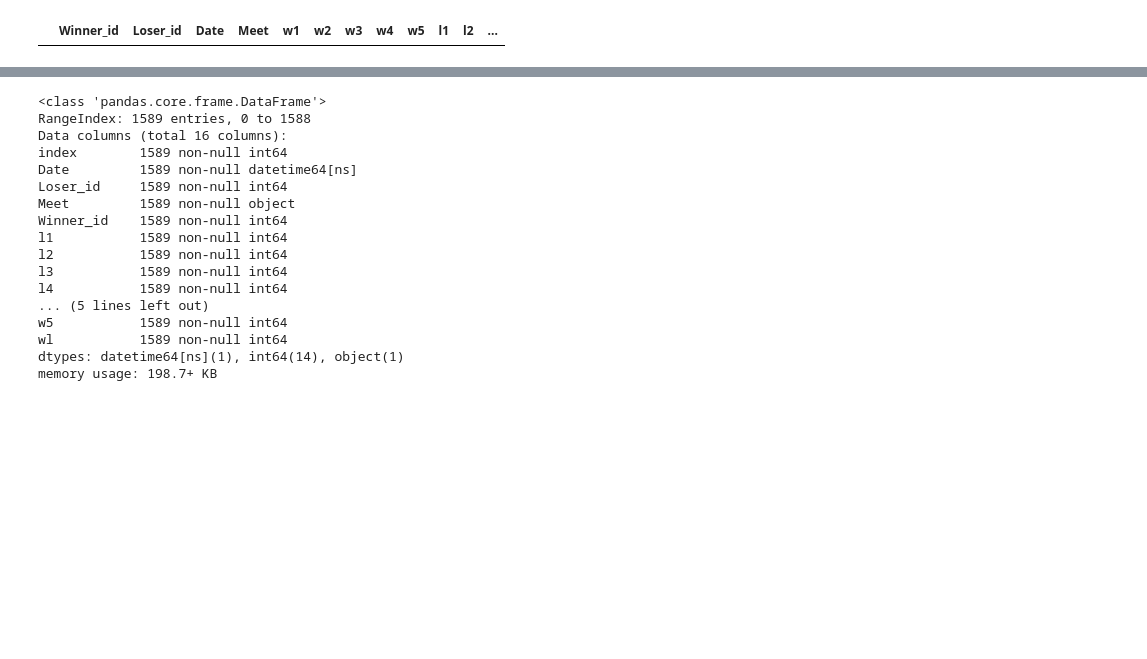
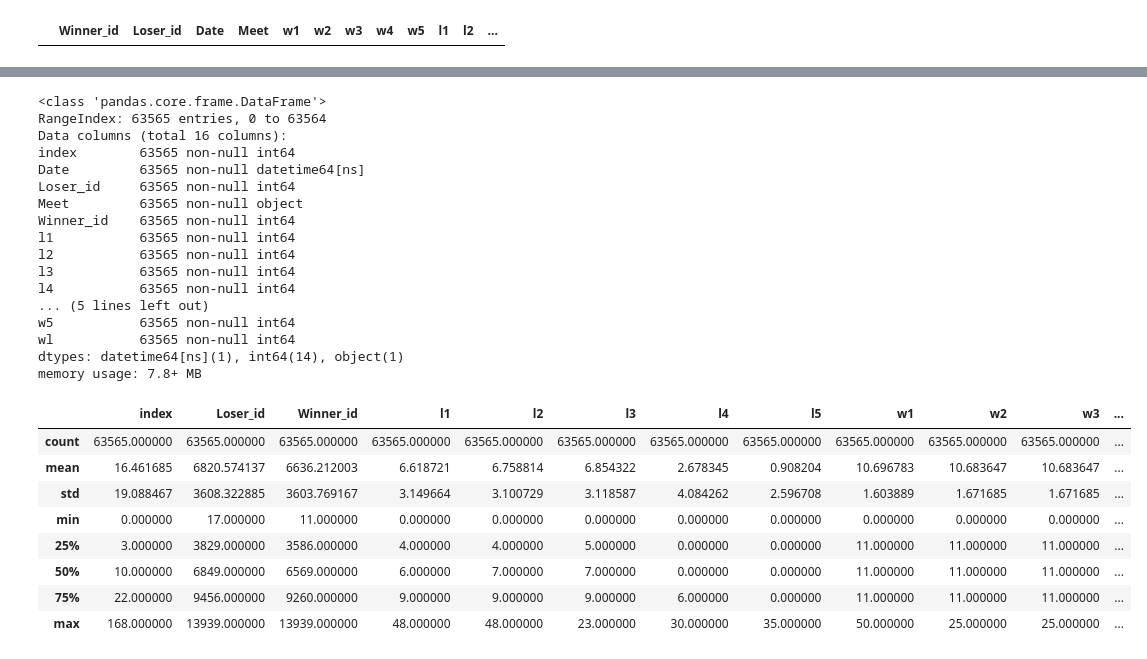
Before and after one commit to LiamLi1/nctta_rating, a Jupyter notebook: Nctta_crawling.ipynb, the cells around one changed output, grey strips where cells are left out. Cells and saved outputs as stored; diff of their text form; code cells hidden in the pictures; blank space fills up the shorter version.

```diff
--- a/Nctta_crawling.ipynb
+++ b/Nctta_crawling.ipynb
@@ -169,10 +186,13 @@ class DatabaseConnect(object):
         return pd.read_sql(sql, con=self.engine)
 
     def write(self, df, table):
-        df.to_sql(table, self.engine, if_exists = 'append')
+        if type(df) != bool:
+            df.to_sql(table, self.engine, if_exists = 'append')
 
     def write_crawler(self, crawler, table):
         for i in range(1,crawler.idrange):
+            if i%100 == 0:
+                print(i)
             try:
                 df = crawler.getPageItem(i)
                 self.write(df, table)
@@ -221,19 +241,31 @@ result.head()
 result.info()
 # %% [output]
 <class 'pandas.core.frame.DataFrame'>
-RangeIndex: 1589 entries, 0 to 1588
+RangeIndex: 63565 entries, 0 to 63564
 Data columns (total 16 columns):
-index        1589 non-null int64
-Date         1589 non-null datetime64[ns]
-Loser_id     1589 non-null int64
-Meet         1589 non-null object
-Winner_id    1589 non-null int64
-l1           1589 non-null int64
-l2           1589 non-null int64
-l3           1589 non-null int64
-l4           1589 non-null int64
+index        63565 non-null int64
+Date         63565 non-null datetime64[ns]
+Loser_id     63565 non-null int64
+Meet         63565 non-null object
+Winner_id    63565 non-null int64
+l1           63565 non-null int64
+l2           63565 non-null int64
+l3           63565 non-null int64
+l4           63565 non-null int64
 ... (5 lines left out)
-w5           1589 non-null int64
-wl           1589 non-null int64
+w5           63565 non-null int64
+wl           63565 non-null int64
 dtypes: datetime64[ns](1), int64(14), object(1)
-memory usage: 198.7+ KB
+memory usage: 7.8+ MB
+# %%
+result.describe()
+# %% [output]
+|  | index | Loser_id | Winner_id | l1 | l2 | l3 | l4 | l5 | w1 | w2 | w3 | ... |
+| count | 63565.000000 | 63565.000000 | 63565.000000 | 63565.000000 | 63565.000000 | 63565.000000 | 63565.000000 | 63565.000000 | 63565.000000 | 63565.000000 | 63565.000000 | ... |
+| mean | 16.461685 | 6820.574137 | 6636.212003 | 6.618721 | 6.758814 | 6.854322 | 2.678345 | 0.908204 | 10.696783 | 10.683647 | 10.683647 | ... |
+| std | 19.088467 | 3608.322885 | 3603.769167 | 3.149664 | 3.100729 | 3.118587 | 4.084262 | 2.596708 | 1.603889 | 1.671685 | 1.671685 | ... |
+| min | 0.000000 | 17.000000 | 11.000000 | 0.000000 | 0.000000 | 0.000000 | 0.000000 | 0.000000 | 0.000000 | 0.000000 | 0.000000 | ... |
+| 25% | 3.000000 | 3829.000000 | 3586.000000 | 4.000000 | 4.000000 | 5.000000 | 0.000000 | 0.000000 | 11.000000 | 11.000000 | 11.000000 | ... |
+| 50% | 10.000000 | 6849.000000 | 6569.000000 | 6.000000 | 7.000000 | 7.000000 | 0.000000 | 0.000000 | 11.000000 | 11.000000 | 11.000000 | ... |
+| 75% | 22.000000 | 9456.000000 | 9260.000000 | 9.000000 | 9.000000 | 9.000000 | 6.000000 | 0.000000 | 11.000000 | 11.000000 | 11.000000 | ... |
+| max | 168.000000 | 13939.000000 | 13939.000000 | 48.000000 | 48.000000 | 23.000000 | 30.000000 | 35.000000 | 50.000000 | 25.000000 | 25.000000 | ... |
```
Also changed, not shown: parts of 6 cells of this notebook.
